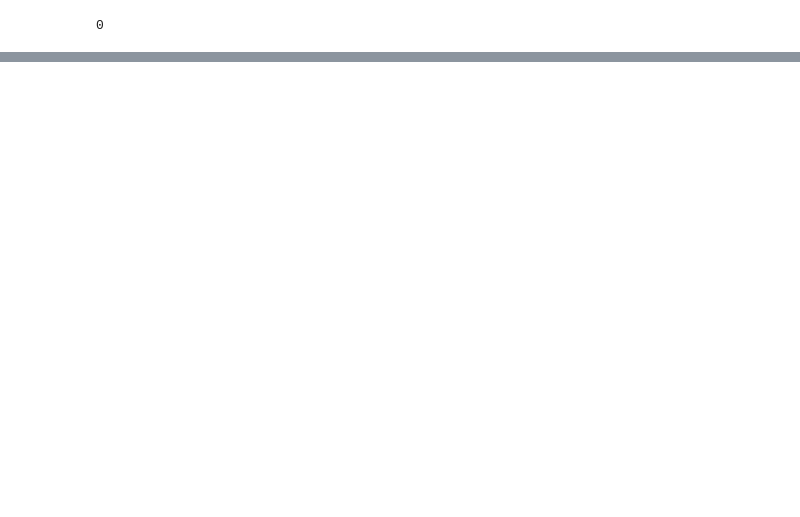
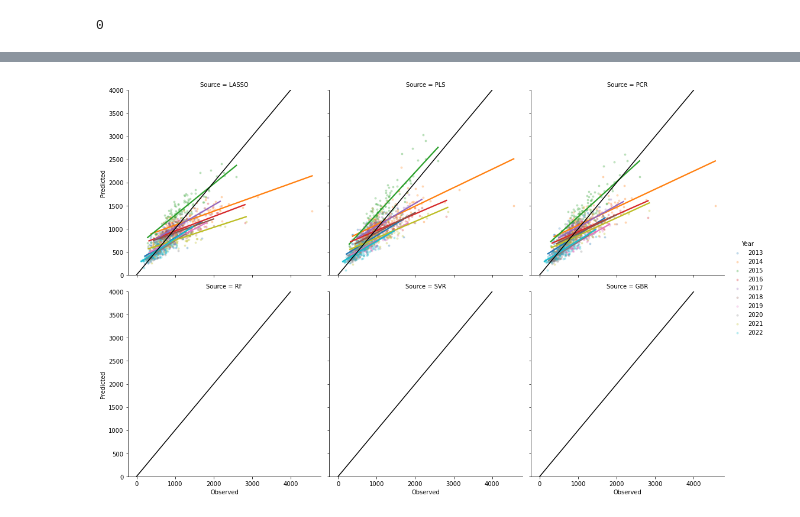
Before and after one commit to kearney-sp/cper_hls_veg_models, a Jupyter notebook: biomass/fit_ml_models_hls_vor_bm.ipynb, the cells around one changed output, grey strips where cells are left out. Cells and saved outputs as stored; diff of their text form; code cells hidden in the pictures; blank space fills up the shorter version.

```diff
--- a/biomass/fit_ml_models_hls_vor_bm.ipynb
+++ b/biomass/fit_ml_models_hls_vor_bm.ipynb
@@ -1218,0 +482,11 @@ p2.axes[0, 0].plot(np.arange(0, 4000), np.arange(0, 4000), c='black')
+# %%
+if 'Transect' in df_vor.columns:
+    df_bm_pred = pd.melt(df_vor.drop(columns=['Low', 'High', 'geometry', 'Date'] + var_names).rename(columns={'Biomass_kg_ha': 'Observed'}),
+                         id_vars=['Id', 'Pasture', 'Year', 'Date_mean', 'Plot', 'Transect', 'Season', 'Observed'],
+                         value_name='Predicted',
+                         var_name='Source')
+else:
+    df_bm_pred = pd.melt(df_vor.drop(columns=['Low', 'High', 'geometry', 'Date'] + var_names).rename(columns={'Biomass_kg_ha': 'Observed'}),
+                     id_vars=['Id', 'Pasture', 'Year', 'Date_mean', 'Plot', 'Season', 'Observed'],
+                     value_name='Predicted',
+                     var_name='Source')
@@ -1218,0 +497,5 @@ p2.axes[0, 0].plot(np.arange(0, 4000), np.arange(0, 4000), c='black')
+# %%
+save_results=False
+# %%
+df_bm_pred['Source'] = pd.Categorical(df_bm_pred['Source'],
+                                      categories=['LASSO', 'PLS', 'PCR', 'RF', 'SVR', 'GBR'])
@@ -1218,0 +609,5 @@ p2.axes[0, 0].plot(np.arange(0, 4000), np.arange(0, 4000), c='black')
+# %%
+df_vip = mod_dict['PLS']['variable_df']
+p = sns.catplot(df_vip[df_vip['VIP'] > 1.0], x='Variable', y='VIP', hue='Year', aspect=3)
+for ax in p.axes.flatten():
+    ax.tick_params(axis='x', rotation=90)
@@ -1218,0 +616,12 @@ p2.axes[0, 0].plot(np.arange(0, 4000), np.arange(0, 4000), c='black')
+# %%
+p_plot = sns.lmplot(df_bm_pred.groupby(['Year', 'Source', 'Pasture', 'Plot']).mean().reset_index(),
+               x='Observed', y='Predicted', col='Source', col_wrap=3, col_order=['LASSO', 'PLS', 'PCR', 'RF', 'SVR', 'GBR'],
+               hue='Year', ci=None,
+                    scatter_kws={'s': 8, 'alpha': 0.25, 'edgecolor': None})
+for ax in p_plot.axes:
+        ax.set_ylim((0, 4000))
+        ax.plot(np.arange(0, 4000), np.arange(0, 4000), c='black')
+if save_results:
+    plt.savefig(os.path.join('results/figures/ml_models', 'ml_yrly_pred_plot_from_' + prefix + '_tuneby_' + tuneby + '.png'), dpi=100)
+# %% [output]
+[figure, added]
```
Also changed, not shown: parts of 70 cells of this notebook, 37 other files.
